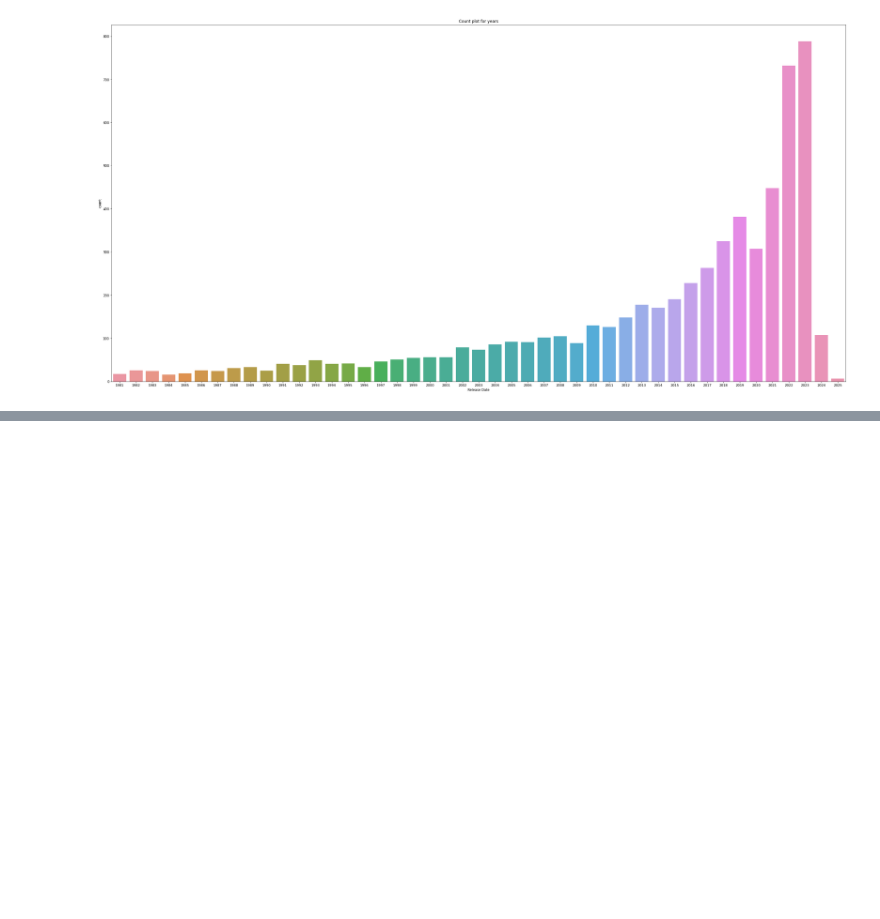
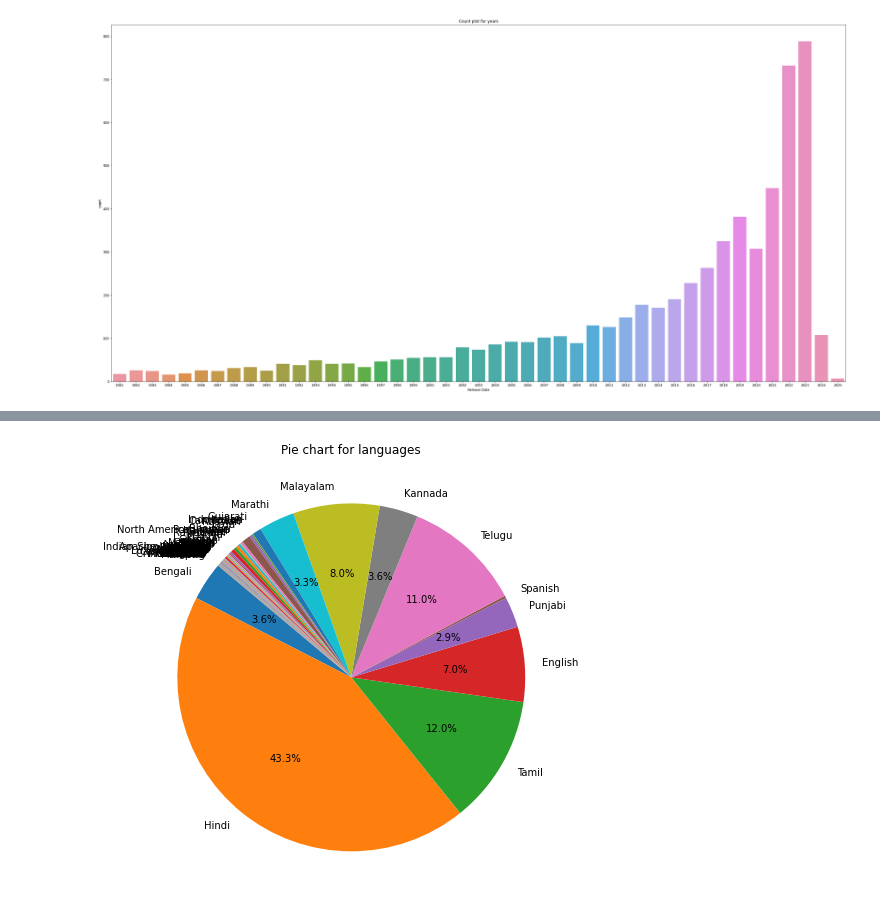
Before and after one commit to g-s01/indMov, a Jupyter notebook: data preprocessing/analysis.ipynb, the cells around one changed output, grey strips where cells are left out. Drawn from its saved outputs; the diff is of its cells as text; code cells hidden in the pictures; blank space fills up the shorter version.

Commit message:
Languages and genre analysed

```diff
--- a/data preprocessing/analysis.ipynb
+++ b/data preprocessing/analysis.ipynb
@@ -137,3 +137,13 @@ plt.title('Count plot for years')
 plt.show()
 # %% [output]
 [figure]
+# %%
+# unique languages
+unique_languages = []
+for rows in df['Language']:
+    row=eval(rows)
+    for i in row:
+        if i not in unique_languages:
+            unique_languages.append(i)
+
+unique_languages
@@ -139,0 +168,12 @@ plt.show()
+# %%
+language_count = {'language':[], 'count':[] }
+for language in unique_languages:
+    language_count['language'].append(language)
+    language_count['count'].append(0)
+language_count
+for rows in df['Language']:
+    row=eval(rows)
+    for i in row:
+        language_count['count'][unique_languages.index(i)]+=1
+language_df=pd.DataFrame({'Language':language_count['language'], 'Count':language_count['count']})
+language_df
@@ -139,0 +194,8 @@ plt.show()
+# %%
+plt.figure(figsize=(8, 8))
+threshold = 1
+plt.pie(language_df['Count'], labels=language_df['Language'],autopct=lambda pct: f'{pct:.1f}%' if pct > threshold else '', startangle=140)
+plt.title('Pie chart for languages')
+plt.show()
+# %% [output]
+[figure, added]
```
Also changed, not shown: parts of 7 cells of this notebook.
